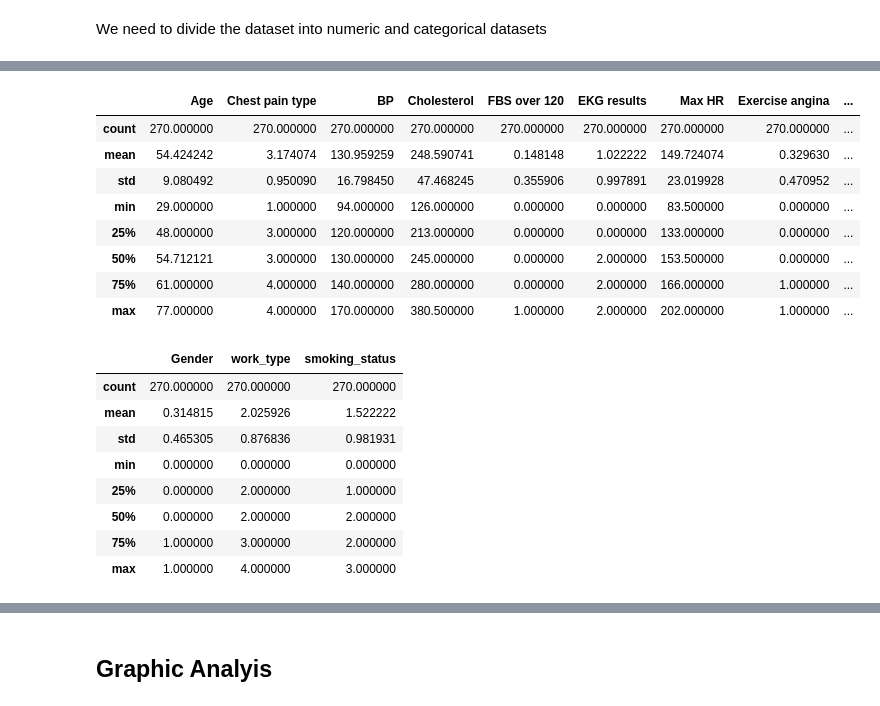
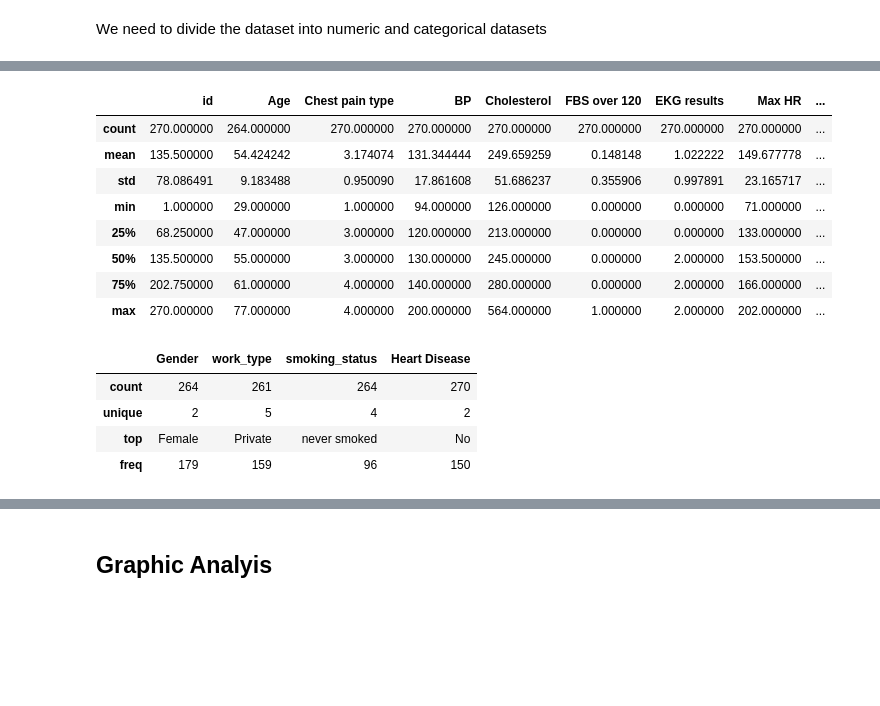
Before and after one commit to Jonathan-Monir/Heart-Disease-Prediction, a Jupyter notebook: Heart_Disease.ipynb, the cells around one changed output, grey strips where cells are left out. Cells and saved outputs as stored; diff of their text form; code cells hidden in the pictures; blank space fills up the shorter version.

```diff
--- a/Heart_Disease.ipynb
+++ b/Heart_Disease.ipynb
@@ -28,0 +46,11 @@ df = pd.read_csv("Heart_Disease.csv")
+# %%
+# split data into categorical and continuous datasets for future preprocessing
+categorical_columns = ['Gender','work_type','smoking_status','Heart Disease']
+categorical_df =df[categorical_columns]
+
+non_categorical_df = df.loc[:, ~df.columns.isin(categorical_columns)]
+
+continuous_columns = ['Age', 'BP', 'Cholesterol', 'Max HR', 'ST depression','Thallium']
+continuous_df = df[continuous_columns]
+
+columns = df.columns
@@ -443,27 +502,23 @@ categorical_df =df[categorical_columns]
 # %%
-numeric_df.describe()
+non_categorical_df.describe()
 # %% [output]
-|  | Age | Chest pain type | BP | Cholesterol | FBS over 120 | EKG results | Max HR | Exercise angina | ... |
-| count | 270.000000 | 270.000000 | 270.000000 | 270.000000 | 270.000000 | 270.000000 | 270.000000 | 270.000000 | ... |
-| mean | 54.424242 | 3.174074 | 130.959259 | 248.590741 | 0.148148 | 1.022222 | 149.724074 | 0.329630 | ... |
-| std | 9.080492 | 0.950090 | 16.798450 | 47.468245 | 0.355906 | 0.997891 | 23.019928 | 0.470952 | ... |
-| min | 29.000000 | 1.000000 | 94.000000 | 126.000000 | 0.000000 | 0.000000 | 83.500000 | 0.000000 | ... |
-| 25% | 48.000000 | 3.000000 | 120.000000 | 213.000000 | 0.000000 | 0.000000 | 133.000000 | 0.000000 | ... |
-| 50% | 54.712121 | 3.000000 | 130.000000 | 245.000000 | 0.000000 | 2.000000 | 153.500000 | 0.000000 | ... |
-| 75% | 61.000000 | 4.000000 | 140.000000 | 280.000000 | 0.000000 | 2.000000 | 166.000000 | 1.000000 | ... |
-| max | 77.000000 | 4.000000 | 170.000000 | 380.500000 | 1.000000 | 2.000000 | 202.000000 | 1.000000 | ... |
+|  | id | Age | Chest pain type | BP | Cholesterol | FBS over 120 | EKG results | Max HR | ... |
+| count | 270.000000 | 264.000000 | 270.000000 | 270.000000 | 270.000000 | 270.000000 | 270.000000 | 270.000000 | ... |
+| mean | 135.500000 | 54.424242 | 3.174074 | 131.344444 | 249.659259 | 0.148148 | 1.022222 | 149.677778 | ... |
+| std | 78.086491 | 9.183488 | 0.950090 | 17.861608 | 51.686237 | 0.355906 | 0.997891 | 23.165717 | ... |
+| min | 1.000000 | 29.000000 | 1.000000 | 94.000000 | 126.000000 | 0.000000 | 0.000000 | 71.000000 | ... |
+| 25% | 68.250000 | 47.000000 | 3.000000 | 120.000000 | 213.000000 | 0.000000 | 0.000000 | 133.000000 | ... |
+| 50% | 135.500000 | 55.000000 | 3.000000 | 130.000000 | 245.000000 | 0.000000 | 2.000000 | 153.500000 | ... |
+| 75% | 202.750000 | 61.000000 | 4.000000 | 140.000000 | 280.000000 | 0.000000 | 2.000000 | 166.000000 | ... |
+| max | 270.000000 | 77.000000 | 4.000000 | 200.000000 | 564.000000 | 1.000000 | 2.000000 | 202.000000 | ... |
 # %%
 categorical_df.describe()
 # %% [output]
-|  | Gender | work_type | smoking_status |
-| count | 270.000000 | 270.000000 | 270.000000 |
-| mean | 0.314815 | 2.025926 | 1.522222 |
-| std | 0.465305 | 0.876836 | 0.981931 |
-| min | 0.000000 | 0.000000 | 0.000000 |
-| 25% | 0.000000 | 2.000000 | 1.000000 |
-| 50% | 0.000000 | 2.000000 | 2.000000 |
-| 75% | 1.000000 | 3.000000 | 2.000000 |
-| max | 1.000000 | 4.000000 | 3.000000 |
+|  | Gender | work_type | smoking_status | Heart Disease |
+| count | 264 | 261 | 264 | 270 |
+| unique | 2 | 5 | 4 | 2 |
+| top | Female | Private | never smoked | No |
+| freq | 179 | 159 | 96 | 150 |
 # %%
 Negative_df = df.loc[df["Heart Disease"]==0,:]
 Positive_df = df.loc[df["Heart Disease"]==1,:]
```
Also changed, not shown: parts of 138 cells of this notebook.
